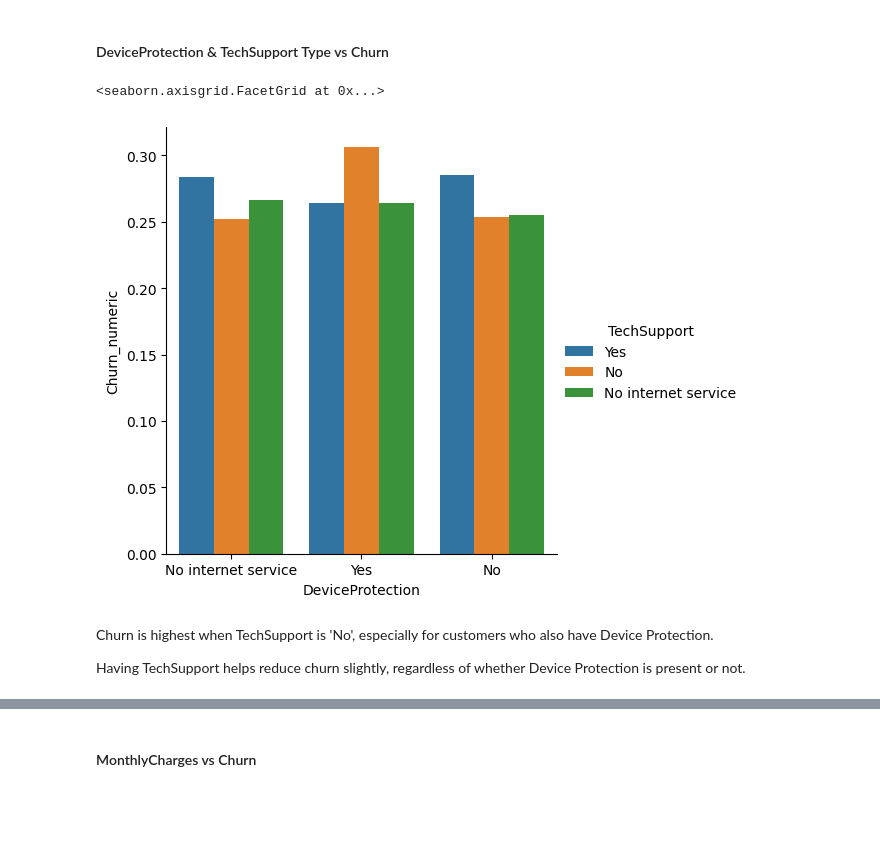
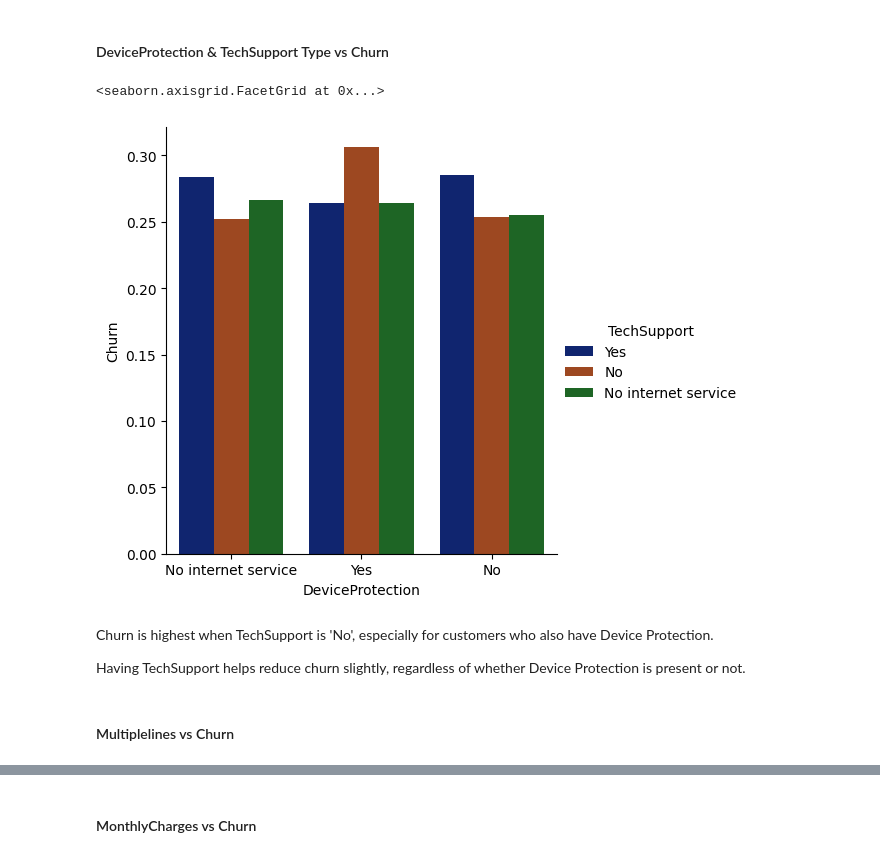
Before and after one commit to Roshani002/SSPL_Practical_Assessment, a Jupyter notebook: main.ipynb, the cells around one changed output, grey strips where cells are left out. Drawn from its saved outputs; the diff is of its cells as text; code cells hidden in the pictures; blank space fills up the shorter version.

```diff
--- a/main.ipynb
+++ b/main.ipynb
@@ -226,19 +222,0 @@ using plotly
-# %%
-fig = make_subplots(rows=4, cols=4, subplot_titles=categorical_cols)
-for i, column in enumerate(categorical_cols):
-    row = i // 4 + 1
-    col = i % 4 + 1
-
-    value_counts = df1[column].value_counts().reset_index()
-    value_counts.columns = ['Category', 'count']
-
-    bar = go.Bar(
-        x=value_counts['Category'],
-        y=value_counts['count'],
-        text=value_counts['count'],
-        showlegend=True
-    )
-    fig.add_trace(bar, row=row, col=col)
-
-fig.update_layout(height=1300, width=1200, title_text="Value Counts of Categorical Columns")
-fig.show()
@@ -419,2 +371,4 @@ memory usage: 742.3+ KB
-# %%
-df1['Churn_numeric'] = df1['Churn'].apply(lambda x: 1 if x == 'Yes' else 0)
+# %%
+# label encoding on target variable
+le = LabelEncoder()
+df1["Churn"] = le.fit_transform(df1["Churn"])
@@ -432,11 +409,13 @@ Churn is lowest for Two-year contracts, and having a partner slightly reduces ch
 # %% [markdown]
 #### DeviceProtection & TechSupport Type vs Churn
 # %%
-sns.catplot(data=df1, x='DeviceProtection', y='Churn_numeric', hue='TechSupport', kind='bar', ci=None)
+sns.catplot(data=df1, x='DeviceProtection', y='Churn', hue='TechSupport', kind='bar', ci=None, palette="dark")
 # %% [output]
 <seaborn.axisgrid.FacetGrid at 0x...>
-[figure, old version]
+[figure, new version]
 # %% [markdown]
 Churn is highest when TechSupport is 'No', especially for customers who also have Device Protection.
 
 Having TechSupport helps reduce churn slightly, regardless of whether Device Protection is present or not.
+# %% [markdown]
+#### Multiplelines vs Churn
```
Also changed, not shown: parts of 28 cells of this notebook.
